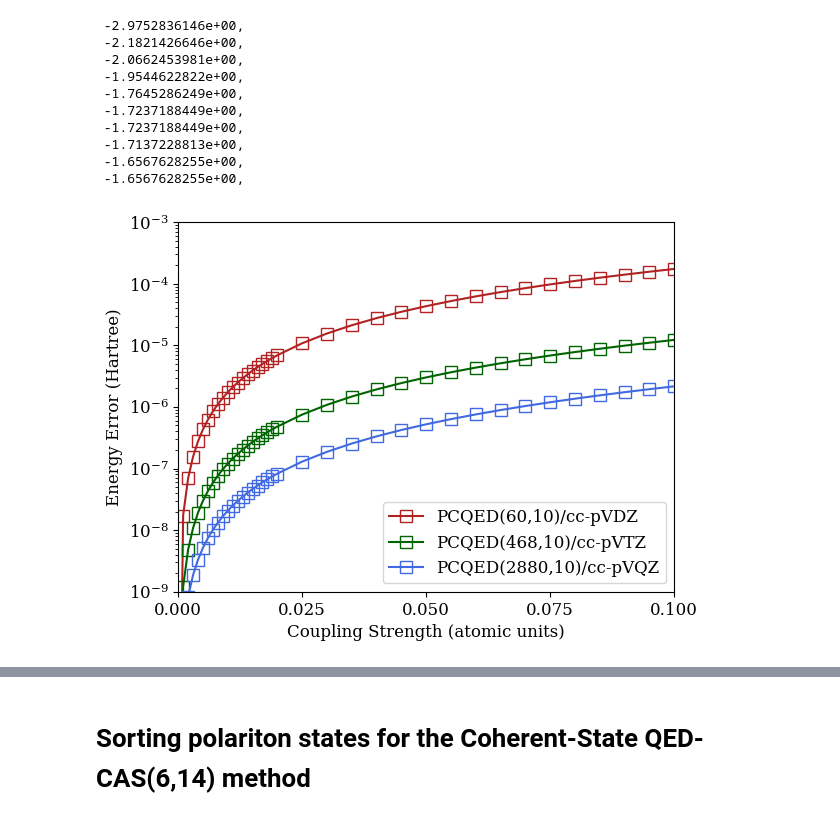
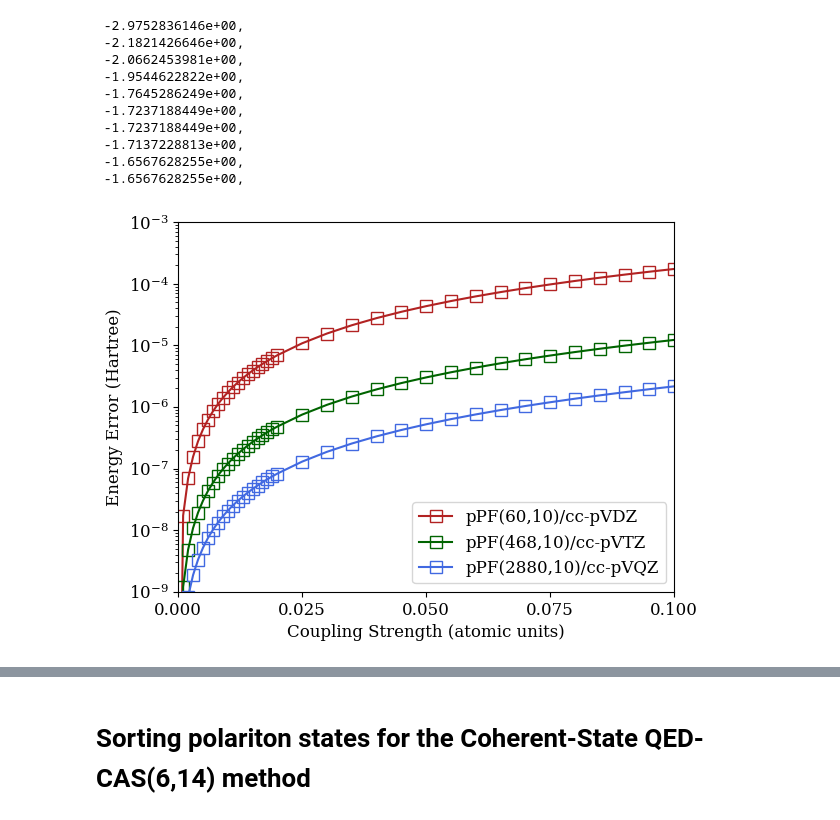
Before and after one commit to boss-bee/data_repository, a Jupyter notebook: json_scripts/new_HHep_plots.ipynb, the cells around one changed output, grey strips where cells are left out. Cells and saved outputs as stored; diff of their text form; code cells hidden in the pictures.

Commit message:
updated plotting for HHep

```diff
--- a/json_scripts/new_HHep_plots.ipynb
+++ b/json_scripts/new_HHep_plots.ipynb
@@ -102,27 +102,27 @@ N_qz = len(rqz_g)
 # %%
 COLOUR1 = "firebrick"
 COLOUR2 = "darkgreen"
 COLOUR3 = "royalblue"
 COLOUR4 = "rebeccapurple"
 COLOUR5 = 'darkorchid'
 COLOUR6 = 'olivedrab'
 
 #plt.plot(lamarray, (triplet_state_6-E_min) * 27.2114, color="black",  marker="o", ms="8", label="E$_{^3 T}$")
 #plt.plot(lamarray, (singlet_state_7-E_min) * 27.2114, color="red",  marker="o", ms="8", label="E$_{LP}$")
 #plt.plot(lamarray, (singlet_state_8-E_min) * 27.2114, color="blue",  marker="o", ms="8",label="E$_{UP}$")
 #plt.plot(l_array[:,2], energy[:,0])
-plt.plot(l_arraydz[:,2], (energydz[:,0]-rdz_g) * 1, color=COLOUR1, marker="s", ms="8", mfc="none", label="PCQED(60,10)/cc-pVDZ")
-plt.plot(l_arraydz[:,2], (energytz[:,0]-rtz_g) * 1, color=COLOUR2, marker="s", ms="8", mfc="none", label="PCQED(468,10)/cc-pVTZ")
-plt.plot(l_arraydz[:,2], (energyqz[:,0]-rqz_g) * 1, color=COLOUR3, marker="s", ms="8", mfc="none", label="PCQED(2880,10)/cc-pVQZ")
+plt.plot(l_arraydz[:,2], (energydz[:,0]-rdz_g) * 1, color=COLOUR1, marker="s", ms="8", mfc="none", label="pPF(60,10)/cc-pVDZ")
+plt.plot(l_arraydz[:,2], (energytz[:,0]-rtz_g) * 1, color=COLOUR2, marker="s", ms="8", mfc="none", label="pPF(468,10)/cc-pVTZ")
+plt.plot(l_arraydz[:,2], (energyqz[:,0]-rqz_g) * 1, color=COLOUR3, marker="s", ms="8", mfc="none", label="pPF(2880,10)/cc-pVQZ")
 plt.yscale("log")
 plt.xlabel("Coupling Strength (atomic units)")
 plt.ylabel("Energy Error (Hartree)")
 plt.xticks([0, 0.025, 0.050, 0.075, 0.100])
 plt.xlim(0.00, 0.1)
 plt.ylim(1e-9, 1e-3)
 plt.legend()
 plt.savefig("HHep_Error_vs_Coupling.png", dpi=200)
 plt.show()
 # %% [output]
-[figure, old version]
+[figure, new version]
 # %%
```
Also changed, not shown: parts of 1 cell of this notebook, 16 other files.
